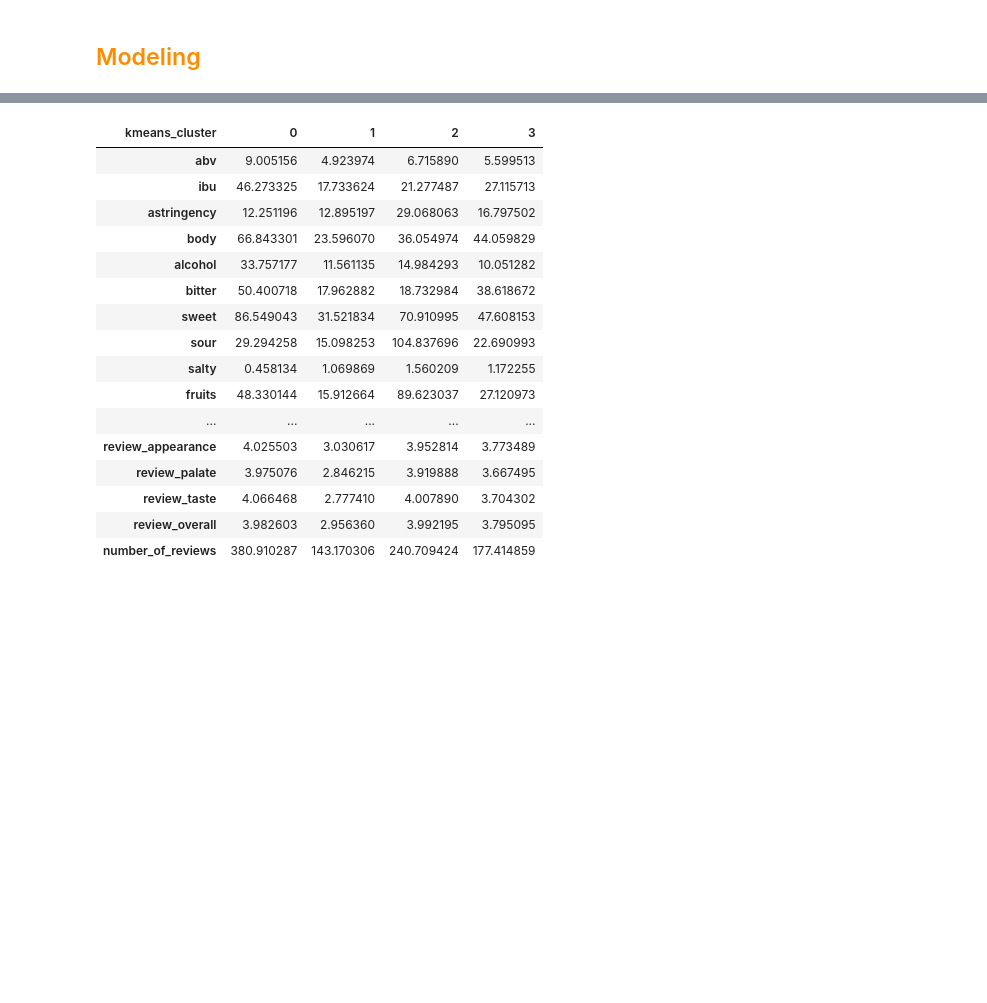
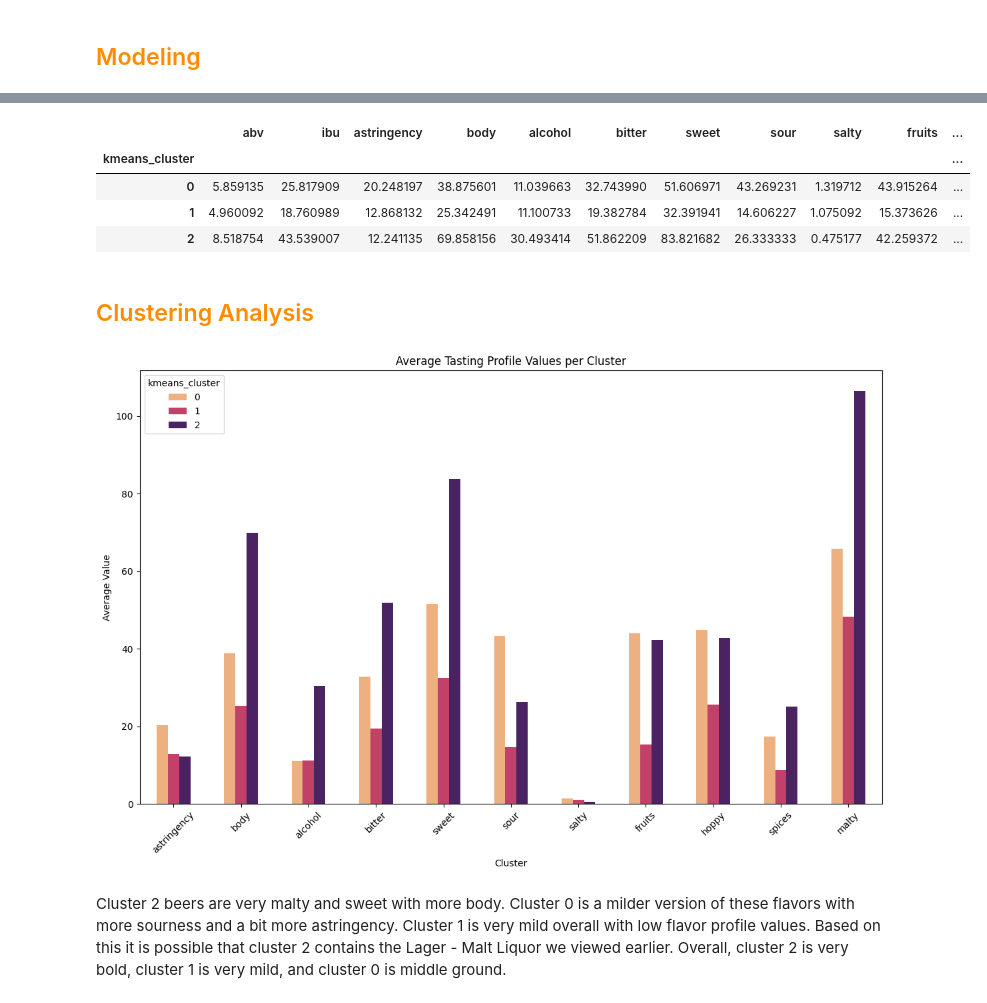
Before and after one commit to fabiola-rojas/itcs3162-proj4, a Jupyter notebook: proj4-beer.ipynb, the cells around one changed output, grey strips where cells are left out. Cells and saved outputs as stored; diff of their text form; code cells hidden in the pictures; blank space fills up the shorter version.

```diff
--- a/proj4-beer.ipynb
+++ b/proj4-beer.ipynb
@@ -273,33 +303,19 @@ X_scaled_df.head()
 ## <span style="color: darkorange">Modeling
 # %%
 from sklearn.cluster import KMeans
-from sklearn.metrics import silhouette_score
-import matplotlib.pyplot as plt
 
 inertia = []
-silhouette_scores = []
-k_values = range(2, 11)
-
-for k in k_values:
-    kmeans = KMeans(n_clusters=k, random_state=42, n_init=10)
-    kmeans.fit(X_scaled)
+for k in range(1,8):
+    kmeans = KMeans(n_clusters=k, random_state=42, n_init='auto').fit(X_scaled)
     inertia.append(kmeans.inertia_)
-    silhouette_scores.append(silhouette_score(X_scaled, kmeans.labels_))
 
 plt.figure(figsize=(10, 4))
 
 plt.subplot(1, 2, 1)
-plt.plot(k_values, inertia, marker='o')
+plt.plot(range(1,8), inertia, marker='o', color='#fc8d62')
 plt.title('Elbow Method')
-plt.xlabel('Number of Clusters (k)')
+plt.xlabel('$k$')
 plt.ylabel('Inertia')
-
-plt.subplot(1, 2, 2)
-plt.plot(k_values, silhouette_scores, marker='o', color='orange')
-plt.title('Silhouette Scores')
-plt.xlabel('Number of Clusters (k)')
-plt.ylabel('Silhouette Score')
-
 plt.tight_layout()
 plt.show()
 # %% [output]
@@ -307,6 +325,6 @@ plt.show()
 # %%
 # fit k means
-k = 4
+k = 3
 kmeans = KMeans(n_clusters=k, random_state=42, n_init=10)
 clusters = kmeans.fit_predict(X_scaled)
 
@@ -334,30 +333,35 @@ plt.show()
 # %%
 # Group by KMeans clusters and get mean values for interpretation
 cluster_summary = df.groupby('kmeans_cluster')[
     ['abv', 'ibu', 'astringency', 'body', 'alcohol', 'bitter', 'sweet', 'sour',
      'salty', 'fruits', 'hoppy', 'spices', 'malty',
      'review_aroma', 'review_appearance', 'review_palate',
      'review_taste', 'review_overall', 'number_of_reviews']
 ].mean()
 
-# Optional: sort columns by similarity for readability
-cluster_summary = cluster_summary.T  # Transpose for easier viewing
 cluster_summary
 # %% [output]
-| kmeans_cluster | 0 | 1 | 2 | 3 |
-| abv | 9.005156 | 4.923974 | 6.715890 | 5.599513 |
-| ibu | 46.273325 | 17.733624 | 21.277487 | 27.115713 |
-| astringency | 12.251196 | 12.895197 | 29.068063 | 16.797502 |
-| body | 66.843301 | 23.596070 | 36.054974 | 44.059829 |
-| alcohol | 33.757177 | 11.561135 | 14.984293 | 10.051282 |
-| bitter | 50.400718 | 17.962882 | 18.732984 | 38.618672 |
-| sweet | 86.549043 | 31.521834 | 70.910995 | 47.608153 |
-| sour | 29.294258 | 15.098253 | 104.837696 | 22.690993 |
-| salty | 0.458134 | 1.069869 | 1.560209 | 1.172255 |
-| fruits | 48.330144 | 15.912664 | 89.623037 | 27.120973 |
-| ... | ... | ... | ... | ... |
-| review_appearance | 4.025503 | 3.030617 | 3.952814 | 3.773489 |
-| review_palate | 3.975076 | 2.846215 | 3.919888 | 3.667495 |
-| review_taste | 4.066468 | 2.777410 | 4.007890 | 3.704302 |
-| review_overall | 3.982603 | 2.956360 | 3.992195 | 3.795095 |
-| number_of_reviews | 380.910287 | 143.170306 | 240.709424 | 177.414859 |
+|  | abv | ibu | astringency | body | alcohol | bitter | sweet | sour | salty | fruits | ... |
+| kmeans_cluster |  |  |  |  |  |  |  |  |  |  | ... |
+| 0 | 5.859135 | 25.817909 | 20.248197 | 38.875601 | 11.039663 | 32.743990 | 51.606971 | 43.269231 | 1.319712 | 43.915264 | ... |
+| 1 | 4.960092 | 18.760989 | 12.868132 | 25.342491 | 11.100733 | 19.382784 | 32.391941 | 14.606227 | 1.075092 | 15.373626 | ... |
+| 2 | 8.518754 | 43.539007 | 12.241135 | 69.858156 | 30.493414 | 51.862209 | 83.821682 | 26.333333 | 0.475177 | 42.259372 | ... |
+# %% [markdown]
+## <span style="color: darkorange">Clustering Analysis
+# %%
+profile_cols = ['astringency', 'body', 'alcohol', 'bitter', 'sweet', 'sour', 'salty', 'fruits', 'hoppy', 'spices', 'malty']
+
+cluster_summary_profile = cluster_summary[profile_cols]
+
+cluster_summary_profile.T.plot(kind='bar', figsize=(12, 8), colormap='flare')
+
+plt.title('Average Tasting Profile Values per Cluster')
+plt.xlabel('Cluster')
+plt.ylabel('Average Value')
+plt.xticks(rotation=45)
+plt.tight_layout()
+plt.show()
+# %% [output]
+[figure, added]
+# %% [markdown]
+Cluster 2 beers are very malty and sweet with more body. Cluster 0 is a milder version of these flavors with more sourness and a bit more astringency. Cluster 1 is very mild overall with low flavor profile values. Based on this it is possible that cluster 2 contains the Lager - Malt Liquor we viewed earlier. Overall, cluster 2 is very bold, cluster 1 is very mild, and cluster 0 is middle ground.
```
Also changed, not shown: parts of 39 cells of this notebook.
